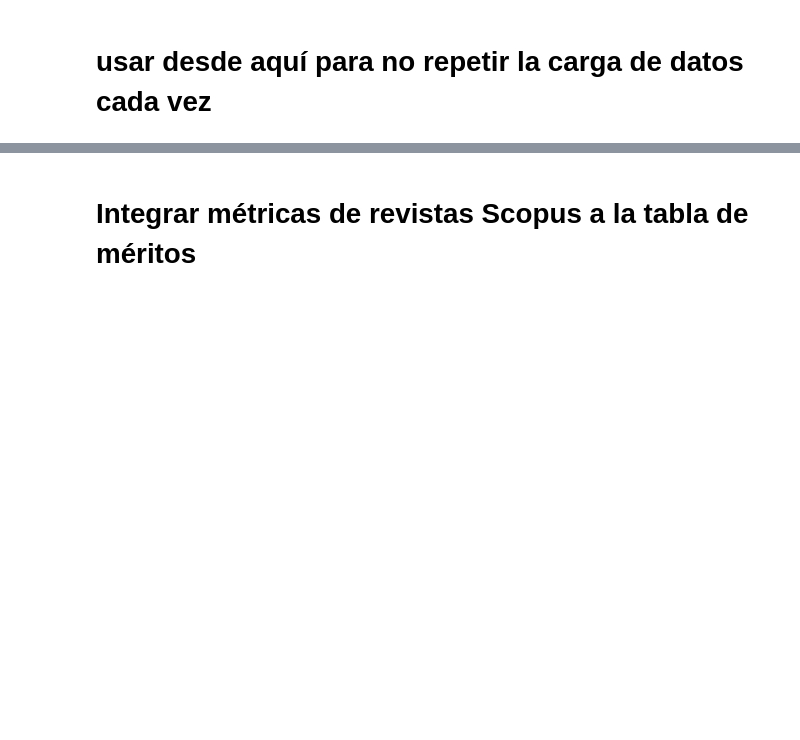
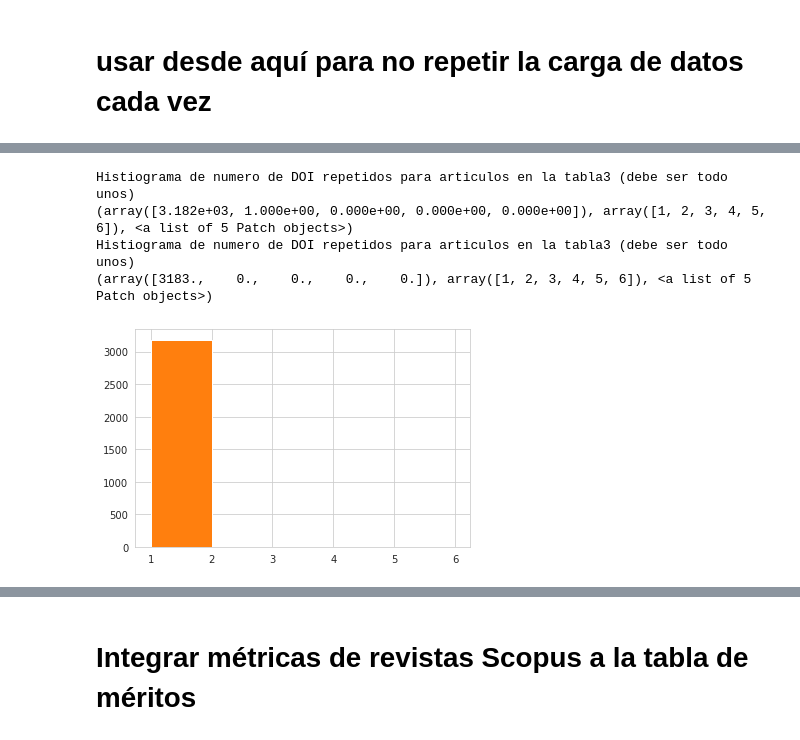
Before and after one commit to jamg-upv/Impacto-citas-articulo, a Jupyter notebook: impactoencitas_v1.ipynb, the cells around one changed output, grey strips where cells are left out. Cells and saved outputs as stored; diff of their text form; code cells hidden in the pictures; blank space fills up the shorter version.

```diff
--- a/impactoencitas_v1.ipynb
+++ b/impactoencitas_v1.ipynb
@@ -607,16 +625,17 @@ Contarduplicados = Tab4ScopusArticleMetrics.groupby(['sco_DOI'], as_index=False)
 print ("Histiograma de numero de DOI repetidos para articulos en la tabla3 (debe ser todo unos)")
 print (plt.hist(Contarduplicados ["size"], bins=[1,2,3,4,5,6]))
 
-###ME quedé aquí
+
 ### Hay un DOI repetido y tengo que revisarlo y cargarme la fila repetida
+#busco uno a uno las filas de los ISSN problematicos
+Tab4ScopusArticleMetrics.loc[Tab4ScopusArticleMetrics['sco_DOI']=='10.5547/01956574.39.SI1.scor']
 
-Contarduplicados[Contarduplicados["size"]==2]
-Tab4ScopusArticleMetrics[Tab4ScopusArticleMetrics['sco_DOI']=='10.5547/01956574.39.SI1.scor']
-
-Borrar el registro cuyo indice sea 1394
+#y los borro manualmente poniendo el numero del index de las filas a eliminar (no he anotado las primeras solo las ultimas)
+Tab4ScopusArticleMetrics=Tab4ScopusArticleMetrics.drop(index=[1394])
 
 
-dfOrdered=Tab1ScopusJournalMetrics.sort_values(['CsYear','ScopusSourceID', 'Percentile'], ascending=True)
-dfOrderedNoDup = dfOrdered.drop_duplicates(subset=['CsYear','ScopusSourceID'], keep="last")
 # compruebo que ahora no hay ScopusSourceID repetidos
+Contarduplicados = Tab4ScopusArticleMetrics.groupby(['sco_DOI'], as_index=False).size()
+print ("Histiograma de numero de DOI repetidos para articulos en la tabla3 (debe ser todo unos)")
+print (plt.hist(Contarduplicados ["size"], bins=[1,2,3,4,5,6]))
 # %% [output]
@@ -626,3 +642,8 @@ dfOrderedNoDup = dfOrdered.drop_duplicates(subset=['CsYear','ScopusSourceID'], k
+Histiograma de numero de DOI repetidos para articulos en la tabla3 (debe ser todo unos)
+(array([3.182e+03, 1.000e+00, 0.000e+00, 0.000e+00, 0.000e+00]), array([1, 2, 3, 4, 5, 6]), <a list of 5 Patch objects>)
+Histiograma de numero de DOI repetidos para articulos en la tabla3 (debe ser todo unos)
+(array([3183.,    0.,    0.,    0.,    0.]), array([1, 2, 3, 4, 5, 6]), <a list of 5 Patch objects>)
+[figure, added]
 # %%
 # # Cargar la lisa de articulos de WOS
 # MeritosWos = pd.read_excel('Tab5WosArticleMetrics.xlsx', engine='openpyxl')
```
Also changed, not shown: parts of 11 cells of this notebook.
